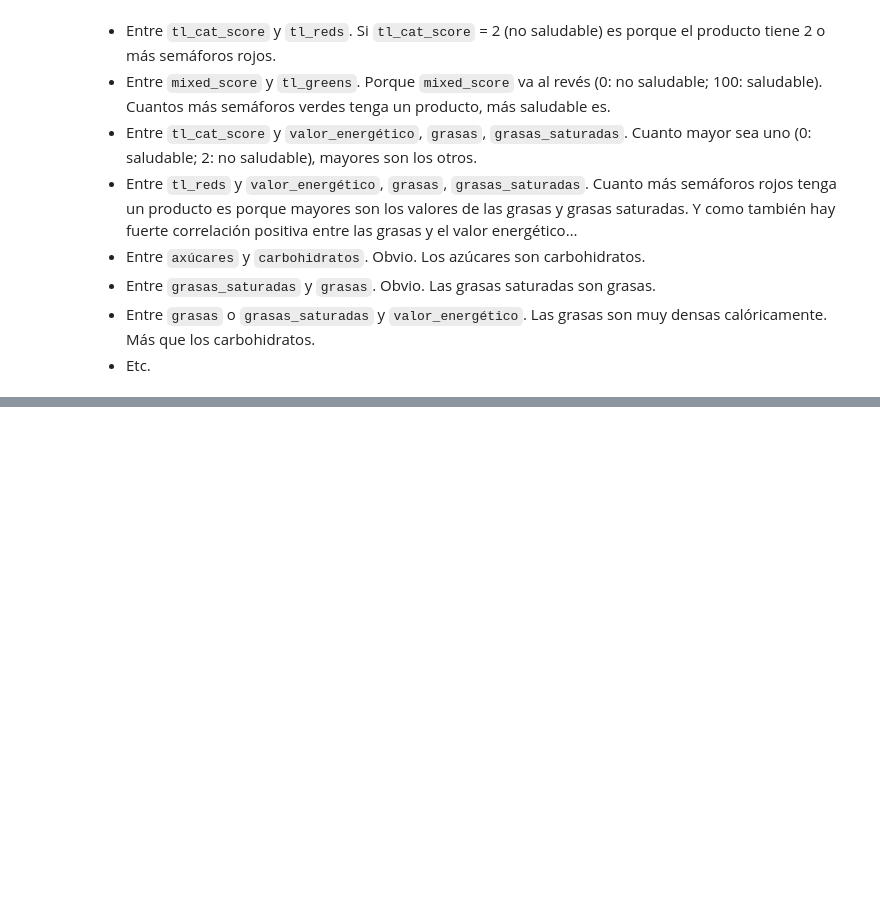
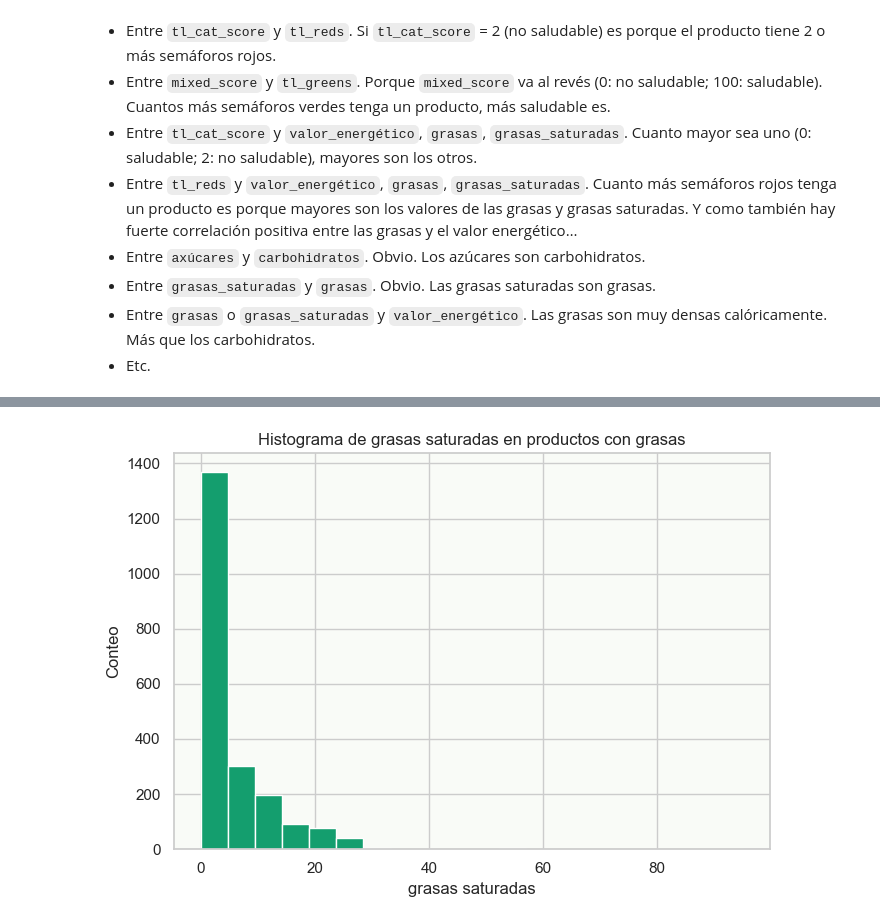
Before and after one commit to cantalaweb/2025-10-08_EDA, a Jupyter notebook: src/EDA.ipynb, the cells around one changed output, grey strips where cells are left out. Saved outputs shown, nothing was run; the diff lists cells and outputs as text; code cells hidden in the pictures; blank space fills up the shorter version.

```diff
--- a/src/EDA.ipynb
+++ b/src/EDA.ipynb
@@ -539,0 +620,20 @@ Las correlaciones fuertemente positivas son obvias:
+# %%
+masked_food = food[food["grasas"] > 0]
+
+s = masked_food["grasas_saturadas"].dropna()
+
+plt.figure(figsize=(7,5))
+# Si hay pocos valores distintos, usar bordes enteros; si no, 20 bins
+bins = (range(int(s.min()), int(s.max())+2)
+        if s.nunique() <= 15 and np.allclose(s, np.round(s))
+        else 20)
+
+plt.hist(s, bins=bins, color=MDN_GREEN)
+plt.title("Histograma de grasas saturadas en productos con grasas")
+plt.xlabel("grasas saturadas")
+plt.ylabel("Conteo")
+plt.tight_layout()
+plt.savefig("../presentation/img/histograma_de_grasas_saturadas.png", dpi=200, bbox_inches="tight")
+plt.show()
+# %% [output]
+[figure, added]
```
Also changed, not shown: parts of 31 cells of this notebook, 42 other files.
